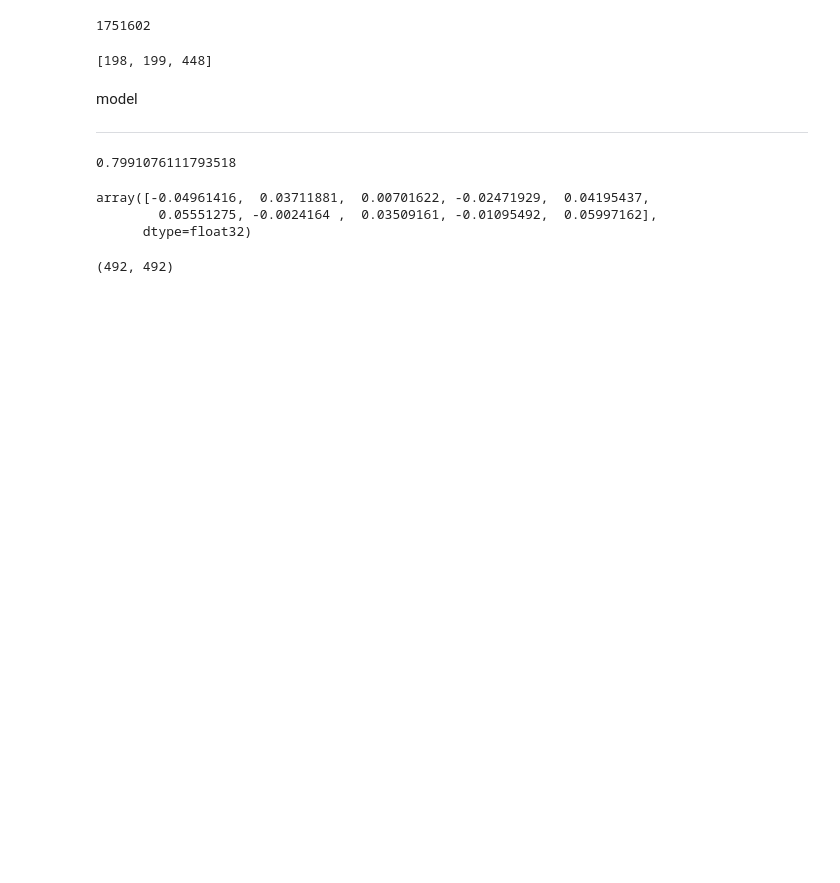
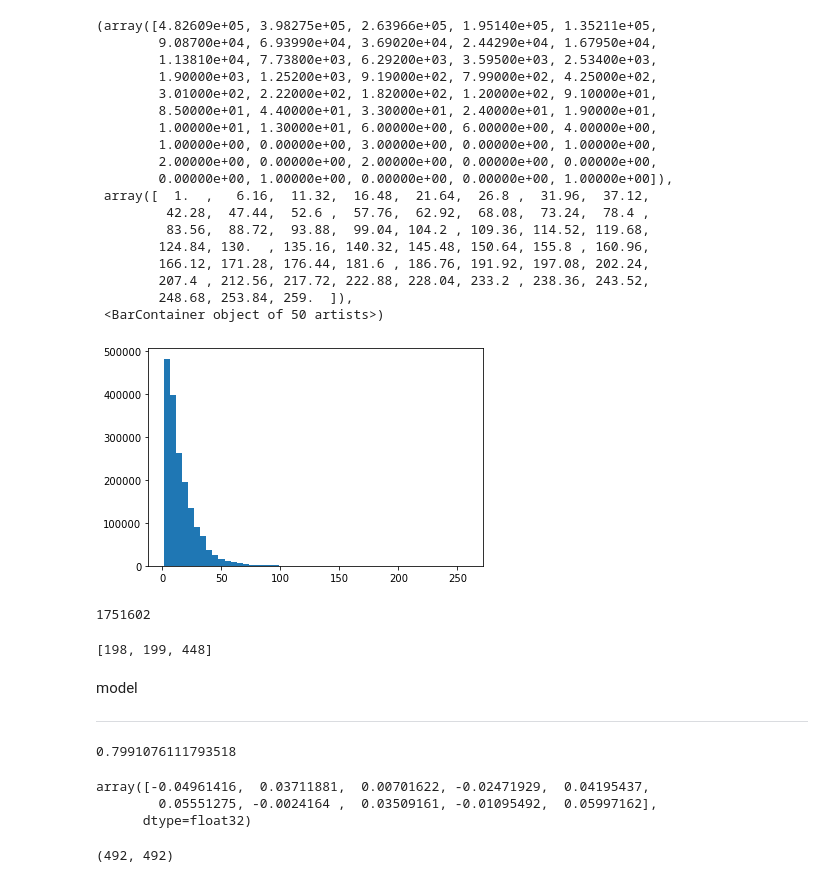
Before and after one commit to XDZhelheim/TrafficFlowModel, a Jupyter notebook: model/deprecated/model_dz.ipynb, the cells around one changed output. Drawn from its saved outputs; the diff is of its cells as text; code cells hidden in the pictures; blank space fills up the shorter version.

```diff
--- a/model/model_dz.ipynb
+++ b/model/deprecated/model_dz.ipynb
@@ -24,5 +24,5 @@ vec_size=512
 # %%
-traj_list=np.load("../data/sz_taxi_202006/sz_taxi_202006_traj_list.npy", allow_pickle=True)
+traj_list=np.load("../../data/sz_taxi_202006/sz_taxi_202006_traj_list.npy", allow_pickle=True)
 
 len(traj_list)
 traj_list[0]
@@ -34,3 +31,33 @@ traj_list[0]
+# %%
+n=5
+len_list=[]
+count=0
+for traj in traj_list:
+    len_list.append(len(traj))
+
+len_list=np.array(len_list)
+plt.hist(len_list, bins=50)
+plt.show()
+# %% [output]
+(array([4.82609e+05, 3.98275e+05, 2.63966e+05, 1.95140e+05, 1.35211e+05,
+        9.08700e+04, 6.93990e+04, 3.69020e+04, 2.44290e+04, 1.67950e+04,
+        1.13810e+04, 7.73800e+03, 6.29200e+03, 3.59500e+03, 2.53400e+03,
+        1.90000e+03, 1.25200e+03, 9.19000e+02, 7.99000e+02, 4.25000e+02,
+        3.01000e+02, 2.22000e+02, 1.82000e+02, 1.20000e+02, 9.10000e+01,
+        8.50000e+01, 4.40000e+01, 3.30000e+01, 2.40000e+01, 1.90000e+01,
+        1.00000e+01, 1.30000e+01, 6.00000e+00, 6.00000e+00, 4.00000e+00,
+        1.00000e+00, 0.00000e+00, 3.00000e+00, 0.00000e+00, 1.00000e+00,
+        2.00000e+00, 0.00000e+00, 2.00000e+00, 0.00000e+00, 0.00000e+00,
+        0.00000e+00, 1.00000e+00, 0.00000e+00, 0.00000e+00, 1.00000e+00]),
+ array([  1.  ,   6.16,  11.32,  16.48,  21.64,  26.8 ,  31.96,  37.12,
+         42.28,  47.44,  52.6 ,  57.76,  62.92,  68.08,  73.24,  78.4 ,
+         83.56,  88.72,  93.88,  99.04, 104.2 , 109.36, 114.52, 119.68,
+        124.84, 130.  , 135.16, 140.32, 145.48, 150.64, 155.8 , 160.96,
+        166.12, 171.28, 176.44, 181.6 , 186.76, 191.92, 197.08, 202.24,
+        207.4 , 212.56, 217.72, 222.88, 228.04, 233.2 , 238.36, 243.52,
+        248.68, 253.84, 259.  ]),
+ <BarContainer object of 50 artists>)
+[figure, added]
 # %%
 all_tracks=[]
 for traj in traj_list:
```
Also changed, not shown: parts of 2 cells of this notebook, 2 other files.
